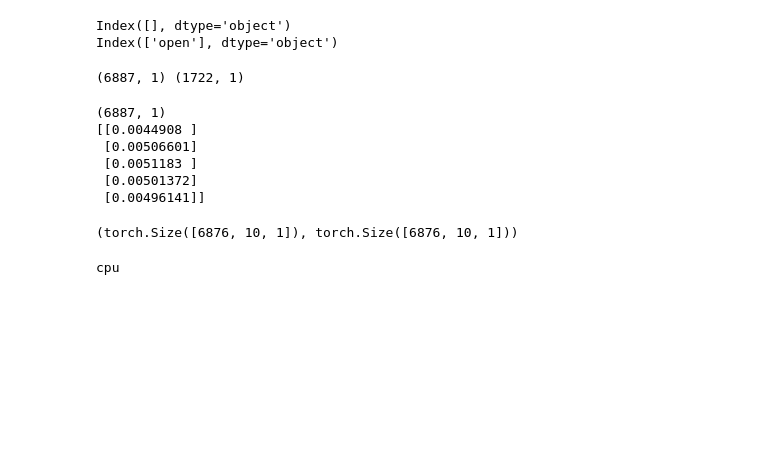
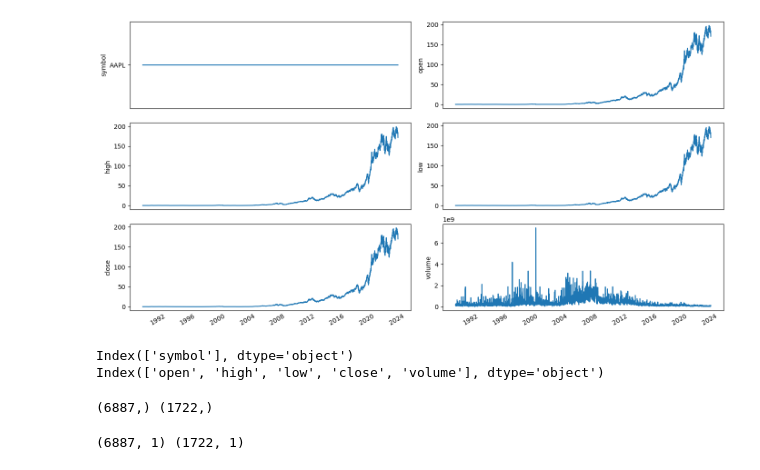
Before and after one commit to Tiburso/StockPredictor, a Jupyter notebook: src/model_sandbox.ipynb, the cells around one changed output. Drawn from its saved outputs; the diff is of its cells as text; code cells hidden in the pictures; blank space fills up the shorter version.

```diff
--- a/src/model_sandbox.ipynb
+++ b/src/model_sandbox.ipynb
@@ -52,0 +31,4 @@ print(df.tail())
+# %%
+
+df = await get_stocks(TICKERS[0])
+df.info()
@@ -53,53 +49,32 @@ print(df.tail())
+# %%
+data_plot(df)
+# %% [output]
+[figure, added]
 # %%
 categorical_columns = df.select_dtypes(include=['object']).columns
 numerical_columns = df.select_dtypes(include=['float64', 'int64']).columns
 
 print(categorical_columns)
 print(numerical_columns)
+
+# Drop the symbol column
+df = df.drop(['symbol'], axis=1)
 # %% [output]
-Index([], dtype='object')
-Index(['open'], dtype='object')
+Index(['symbol'], dtype='object')
+Index(['open', 'high', 'low', 'close', 'volume'], dtype='object')
 # %%
 train, test = train_test_split(df, test_size=0.2, shuffle=False)
 
+train, test = train['open'], test['open']
 print(train.shape, test.shape)
 # %% [output]
-(6887, 1) (1722, 1)
+(6887,) (1722,)
 # %%
+# Scale the data per symbol
+scaler = MinMaxScaler((0, 1))
+scaled_train = scaler.fit_transform(train.values.reshape(-1, 1))
+scaled_test = scaler.fit_transform(test.values.reshape(-1, 1))
 
-# Scale the data per symbol
-scaler = MinMaxScaler()
-train_scaled = scaler.fit_transform(train)
-
-print(train_scaled.shape)
-print(train_scaled[:5])
+print(scaled_train.shape, scaled_test.shape)
 # %% [output]
-(6887, 1)
-[[0.0044908 ]
- [0.00506601]
- [0.0051183 ]
- [0.00501372]
- [0.00496141]]
+(6887, 1) (1722, 1)
-# %%
-# Create sequences and target for the LSTM model
-def create_sequences(data: np.ndarray, seq_length: int):
-    X, y = [], []
-    for i in range(len(data) - seq_length - 1):
-        X.append(data[i:i + seq_length])
-        y.append(data[i+1:i+seq_length+1])
-    return np.array(X), np.array(y)
-
-seq_length = 10
-X_train, y_train = create_sequences(train, seq_length)
-
-X_train = torch.from_numpy(X_train).float()
-y_train = torch.from_numpy(y_train).float()
-
-X_train.shape, y_train.shape
-# %% [output]
-(torch.Size([6876, 10, 1]), torch.Size([6876, 10, 1]))
-# %%
-device = torch.device('cuda' if torch.cuda.is_available() else 'cpu')
-print(device)
-# %% [output]
-cpu
```
Also changed, not shown: parts of 12 cells of this notebook, 2 other files.
